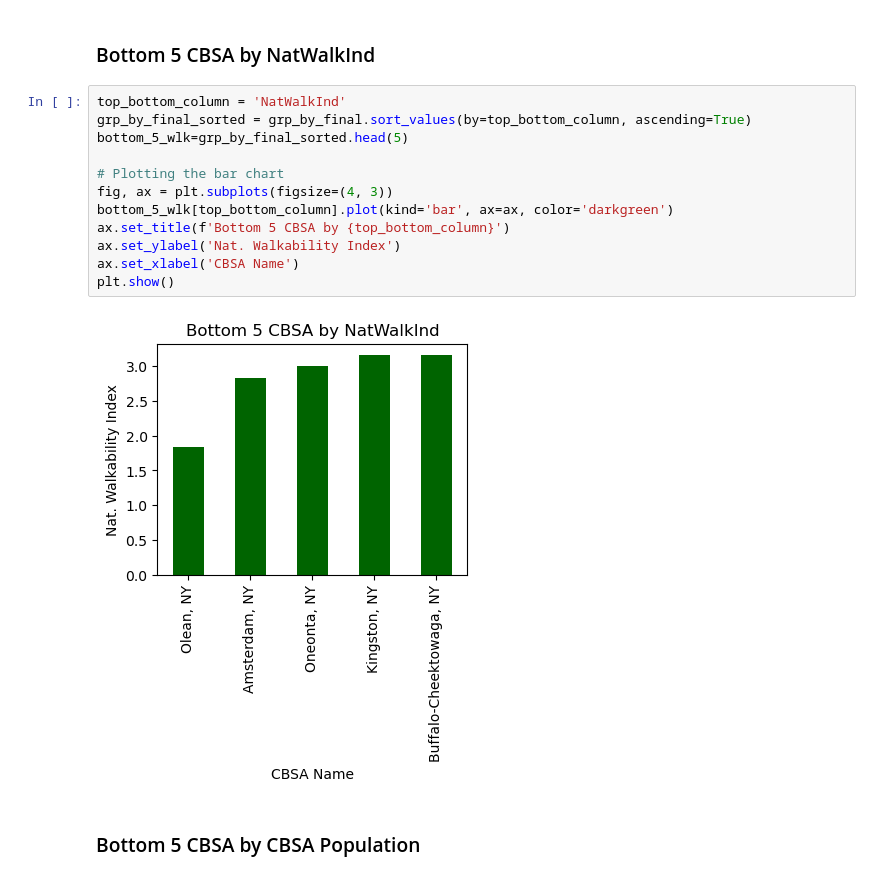
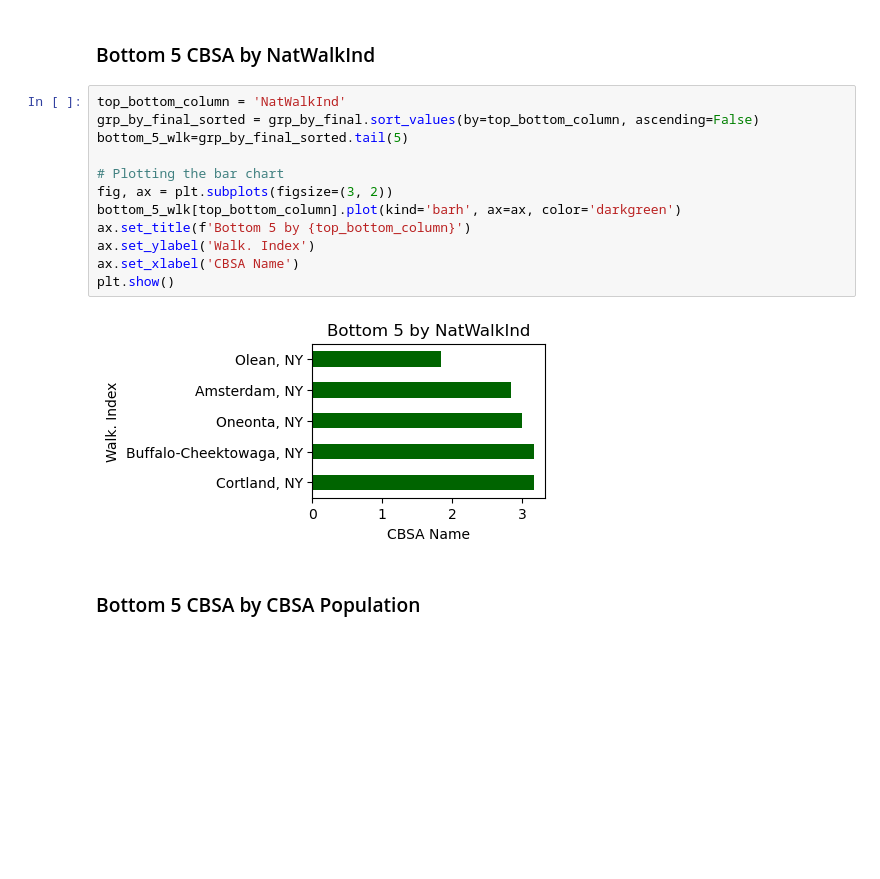
Before and after one commit to fgsalomao/Study---Immigrant-housing-by-class, a Jupyter notebook: NY-walkability.ipynb, the cells around one changed output. Saved outputs shown, nothing was run; the diff lists cells and outputs as text; blank space fills up the shorter version.

```diff
--- a/NY-walkability.ipynb
+++ b/NY-walkability.ipynb
@@ -422,17 +446,17 @@ plt.show()
 ### Bottom 5 CBSA by NatWalkInd
 # %%
 top_bottom_column = 'NatWalkInd'
-grp_by_final_sorted = grp_by_final.sort_values(by=top_bottom_column, ascending=True)
-bottom_5_wlk=grp_by_final_sorted.head(5)
+grp_by_final_sorted = grp_by_final.sort_values(by=top_bottom_column, ascending=False)
+bottom_5_wlk=grp_by_final_sorted.tail(5)
 
 # Plotting the bar chart
-fig, ax = plt.subplots(figsize=(4, 3))
-bottom_5_wlk[top_bottom_column].plot(kind='bar', ax=ax, color='darkgreen')
-ax.set_title(f'Bottom 5 CBSA by {top_bottom_column}')
-ax.set_ylabel('Nat. Walkability Index')
+fig, ax = plt.subplots(figsize=(3, 2))
+bottom_5_wlk[top_bottom_column].plot(kind='barh', ax=ax, color='darkgreen')
+ax.set_title(f'Bottom 5 by {top_bottom_column}')
+ax.set_ylabel('Walk. Index')
 ax.set_xlabel('CBSA Name')
 plt.show()
 # %% [output]
-[figure, old version]
+[figure, new version]
 # %% [markdown]
 ### Bottom 5 CBSA by CBSA Population
```
Also changed, not shown: parts of 7 cells of this notebook.
